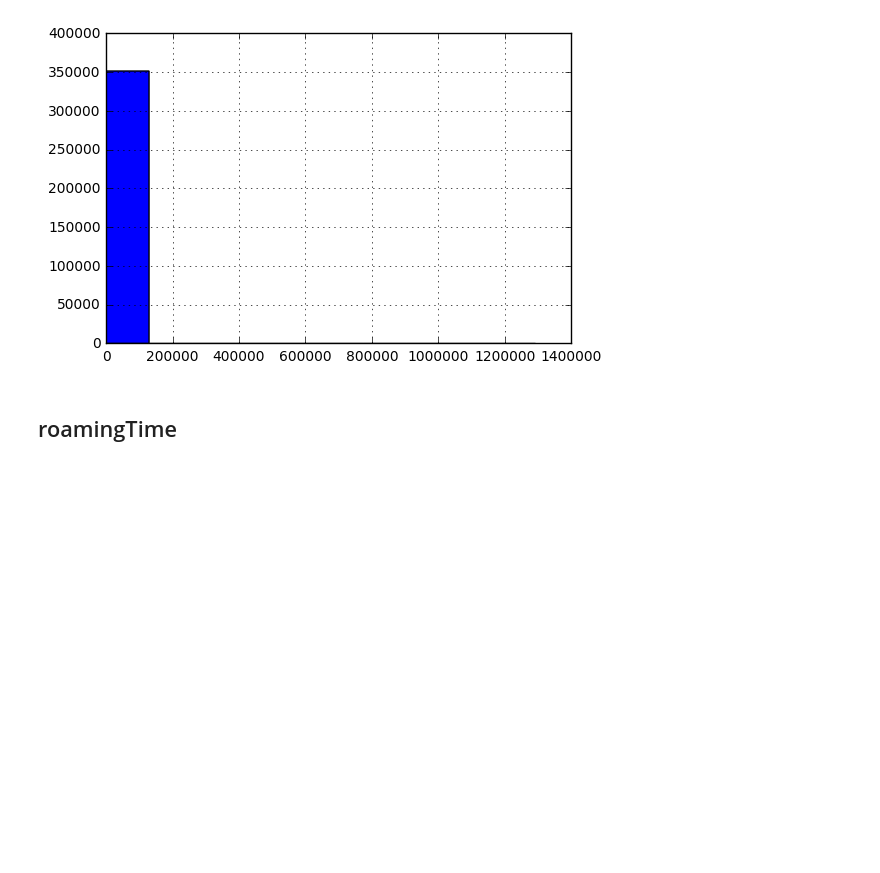
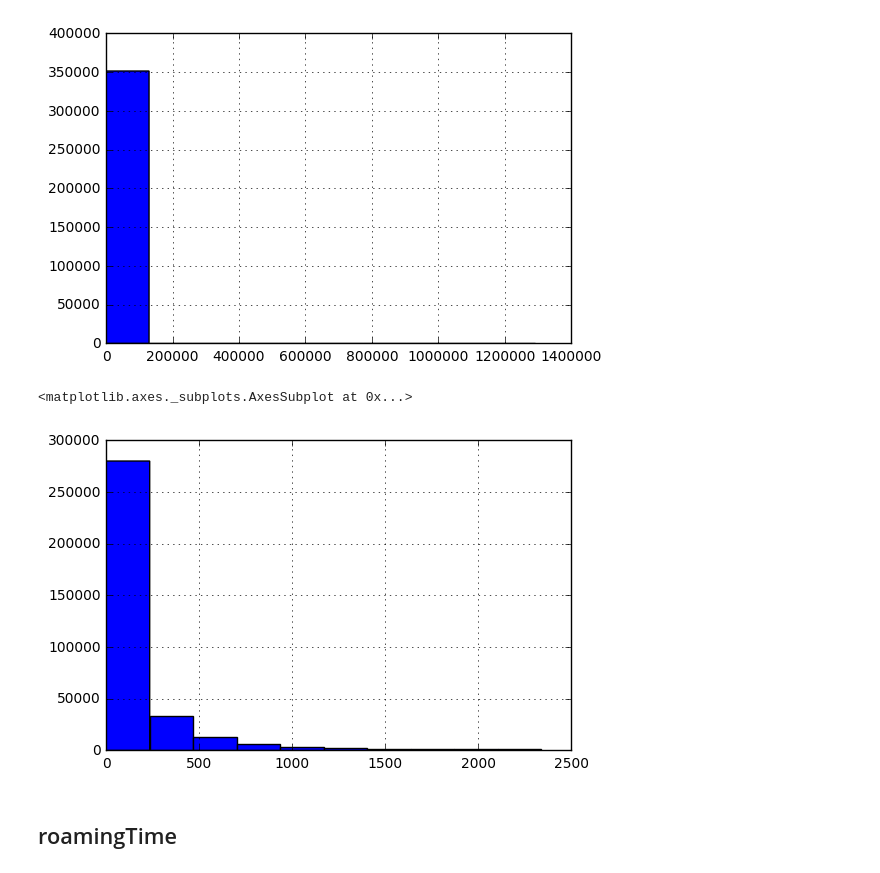
Before and after one commit to PeterGCM/taxi_projects, a Jupyter notebook: community_analysis/z_notebooks/a_Distribution of spendingTime and roamingTime.ipynb, the cells around one changed output. Drawn from its saved outputs; the diff is of its cells as text; code cells hidden in the pictures; blank space fills up the shorter version.

```diff
--- a/community_analysis/z_notebooks/a_Distribution of spendingTime and roamingTime.ipynb
+++ b/community_analysis/z_notebooks/a_Distribution of spendingTime and roamingTime.ipynb
@@ -24,3 +24,7 @@ df.tail()
 # %% [markdown]
 # Before filtering
 ## SpendingTime
+# %%
+th = df['spendingTime'].quantile(0.97)
+print th
+print len(df), len(df[(df['spendingTime'] > th)]), len(df[(df['spendingTime'] > th)]) / float(len(df))
@@ -33,6 +40,12 @@ df[cn].hist()
 mean 2066.039, s.d 25524.814
 <matplotlib.axes._subplots.AxesSubplot at 0x...>
 [figure]
+# %%
+tdf = df[(df['spendingTime'] <= th)]
+tdf['spendingTime'].hist()
+# %% [output]
+<matplotlib.axes._subplots.AxesSubplot at 0x...>
+[figure, added]
 # %% [markdown]
 ## roamingTime
 # %%
```
Also changed, not shown: parts of 1 cell of this notebook, 5 other files.
